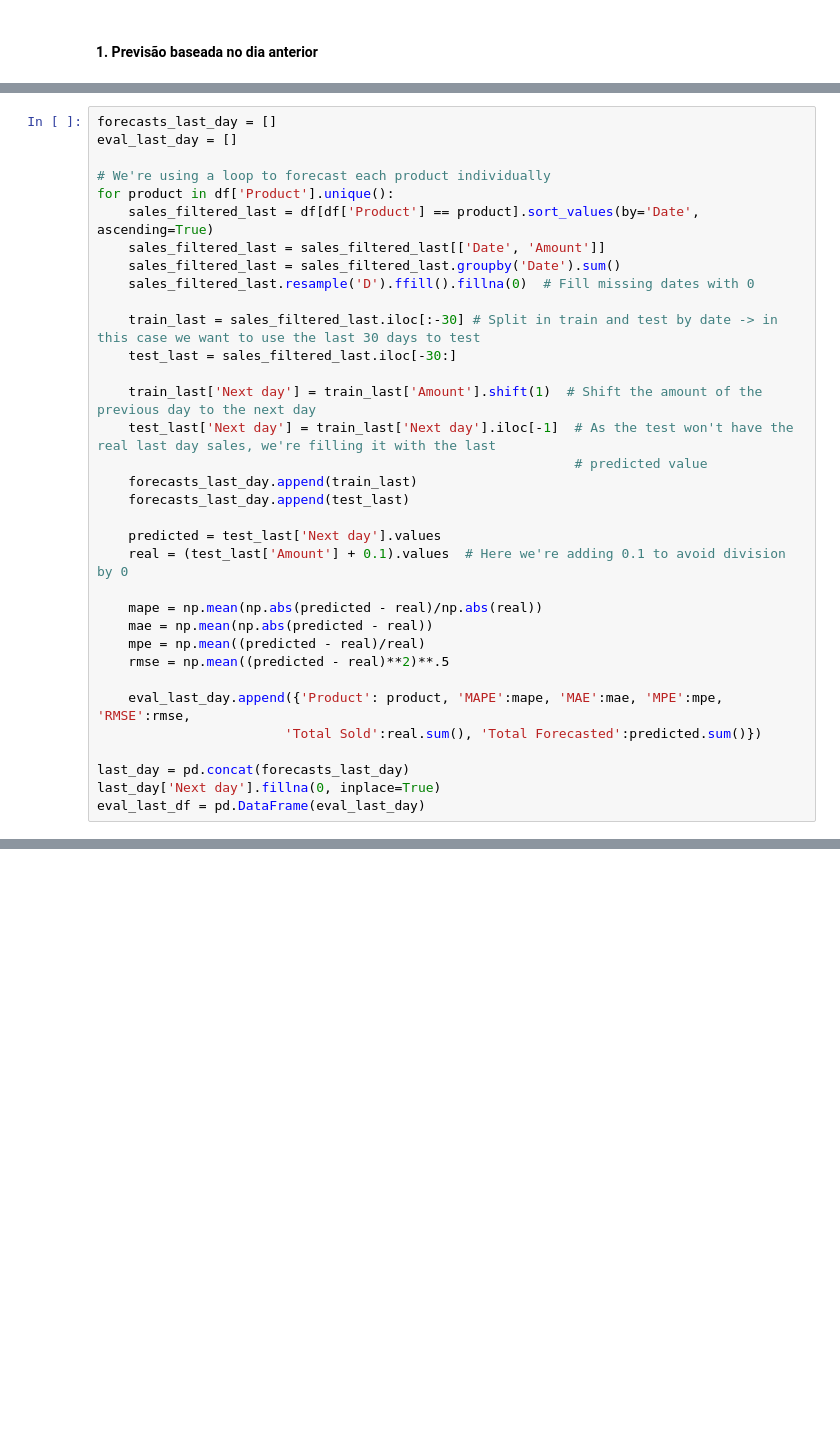
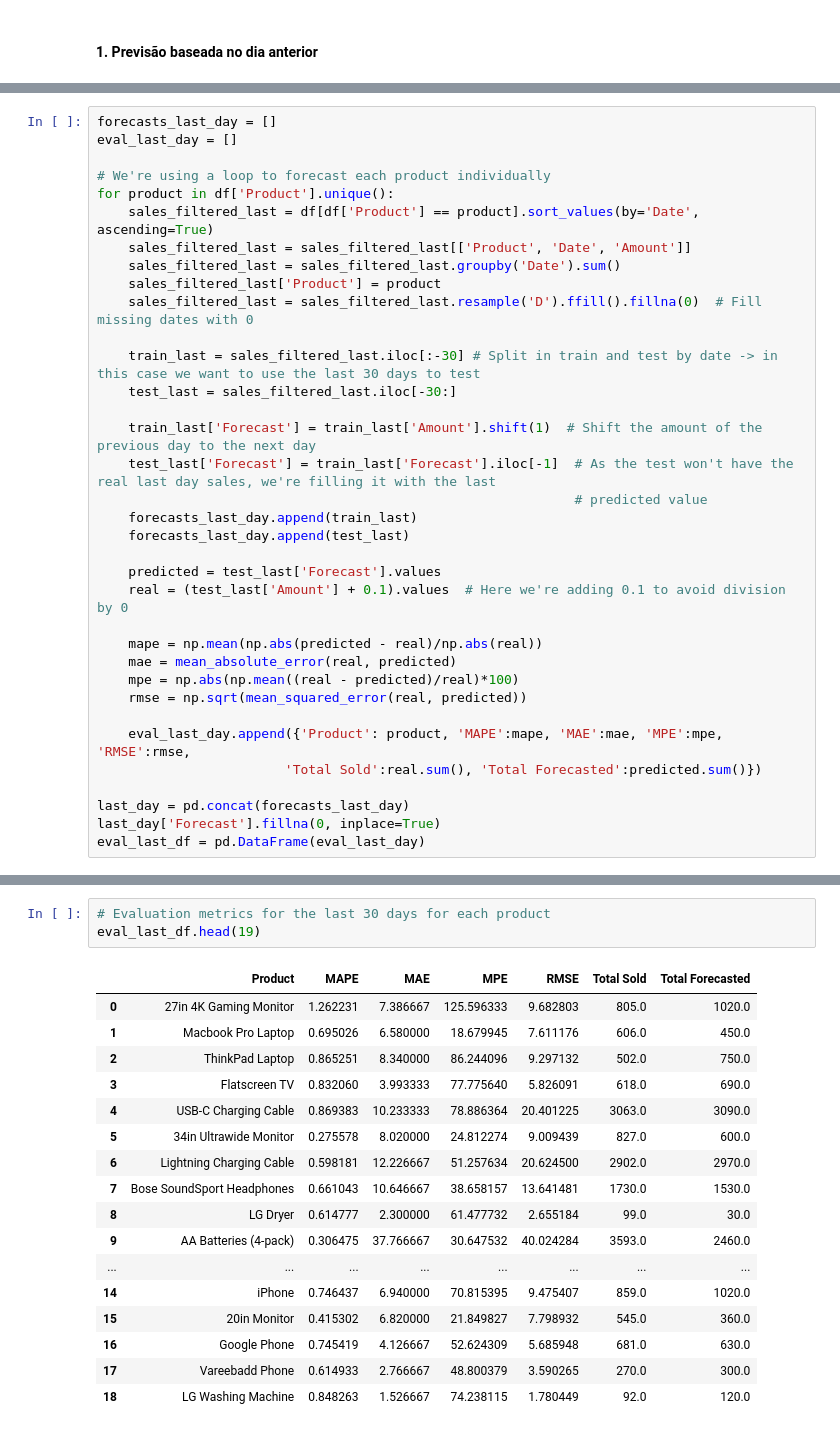
Before and after one commit to Gust4242/Forecasting-techniques, a Jupyter notebook: Forecasting algorithms.ipynb, the cells around one changed output, grey strips where cells are left out. Drawn from its saved outputs; the diff is of its cells as text; blank space fills up the shorter version.

```diff
--- a/Forecasting algorithms.ipynb
+++ b/Forecasting algorithms.ipynb
@@ -174,30 +183,31 @@ eval_last_day = []
 # We're using a loop to forecast each product individually
 for product in df['Product'].unique():
     sales_filtered_last = df[df['Product'] == product].sort_values(by='Date', ascending=True)
-    sales_filtered_last = sales_filtered_last[['Date', 'Amount']]
+    sales_filtered_last = sales_filtered_last[['Product', 'Date', 'Amount']]
     sales_filtered_last = sales_filtered_last.groupby('Date').sum()
-    sales_filtered_last.resample('D').ffill().fillna(0)  # Fill missing dates with 0
+    sales_filtered_last['Product'] = product
+    sales_filtered_last = sales_filtered_last.resample('D').ffill().fillna(0)  # Fill missing dates with 0
 
     train_last = sales_filtered_last.iloc[:-30] # Split in train and test by date -> in this case we want to use the last 30 days to test
     test_last = sales_filtered_last.iloc[-30:]
 
-    train_last['Next day'] = train_last['Amount'].shift(1)  # Shift the amount of the previous day to the next day
-    test_last['Next day'] = train_last['Next day'].iloc[-1]  # As the test won't have the real last day sales, we're filling it with the last
+    train_last['Forecast'] = train_last['Amount'].shift(1)  # Shift the amount of the previous day to the next day
+    test_last['Forecast'] = train_last['Forecast'].iloc[-1]  # As the test won't have the real last day sales, we're filling it with the last
                                                              # predicted value
     forecasts_last_day.append(train_last)
     forecasts_last_day.append(test_last)
 
-    predicted = test_last['Next day'].values
+    predicted = test_last['Forecast'].values
     real = (test_last['Amount'] + 0.1).values  # Here we're adding 0.1 to avoid division by 0
 
     mape = np.mean(np.abs(predicted - real)/np.abs(real))
-    mae = np.mean(np.abs(predicted - real))
-    mpe = np.mean((predicted - real)/real)
-    rmse = np.mean((predicted - real)**2)**.5
+    mae = mean_absolute_error(real, predicted)
+    mpe = np.abs(np.mean((real - predicted)/real)*100)
+    rmse = np.sqrt(mean_squared_error(real, predicted))
 
     eval_last_day.append({'Product': product, 'MAPE':mape, 'MAE':mae, 'MPE':mpe, 'RMSE':rmse,
                         'Total Sold':real.sum(), 'Total Forecasted':predicted.sum()})
 
 last_day = pd.concat(forecasts_last_day)
-last_day['Next day'].fillna(0, inplace=True)
+last_day['Forecast'].fillna(0, inplace=True)
 eval_last_df = pd.DataFrame(eval_last_day)
@@ -203,0 +225,21 @@ eval_last_df = pd.DataFrame(eval_last_day)
+# %%
+# Evaluation metrics for the last 30 days for each product
+eval_last_df.head(19)
+# %% [output]
+|  | Product | MAPE | MAE | MPE | RMSE | Total Sold | Total Forecasted |
+| 0 | 27in 4K Gaming Monitor | 1.262231 | 7.386667 | 125.596333 | 9.682803 | 805.0 | 1020.0 |
+| 1 | Macbook Pro Laptop | 0.695026 | 6.580000 | 18.679945 | 7.611176 | 606.0 | 450.0 |
+| 2 | ThinkPad Laptop | 0.865251 | 8.340000 | 86.244096 | 9.297132 | 502.0 | 750.0 |
+| 3 | Flatscreen TV | 0.832060 | 3.993333 | 77.775640 | 5.826091 | 618.0 | 690.0 |
+| 4 | USB-C Charging Cable | 0.869383 | 10.233333 | 78.886364 | 20.401225 | 3063.0 | 3090.0 |
+| 5 | 34in Ultrawide Monitor | 0.275578 | 8.020000 | 24.812274 | 9.009439 | 827.0 | 600.0 |
+| 6 | Lightning Charging Cable | 0.598181 | 12.226667 | 51.257634 | 20.624500 | 2902.0 | 2970.0 |
+| 7 | Bose SoundSport Headphones | 0.661043 | 10.646667 | 38.658157 | 13.641481 | 1730.0 | 1530.0 |
+| 8 | LG Dryer | 0.614777 | 2.300000 | 61.477732 | 2.655184 | 99.0 | 30.0 |
+| 9 | AA Batteries (4-pack) | 0.306475 | 37.766667 | 30.647532 | 40.024284 | 3593.0 | 2460.0 |
+| ... | ... | ... | ... | ... | ... | ... | ... |
+| 14 | iPhone | 0.746437 | 6.940000 | 70.815395 | 9.475407 | 859.0 | 1020.0 |
+| 15 | 20in Monitor | 0.415302 | 6.820000 | 21.849827 | 7.798932 | 545.0 | 360.0 |
+| 16 | Google Phone | 0.745419 | 4.126667 | 52.624309 | 5.685948 | 681.0 | 630.0 |
+| 17 | Vareebadd Phone | 0.614933 | 2.766667 | 48.800379 | 3.590265 | 270.0 | 300.0 |
+| 18 | LG Washing Machine | 0.848263 | 1.526667 | 74.238115 | 1.780449 | 92.0 | 120.0 |
```
Also changed, not shown: parts of 21 cells of this notebook, 1 other file.
